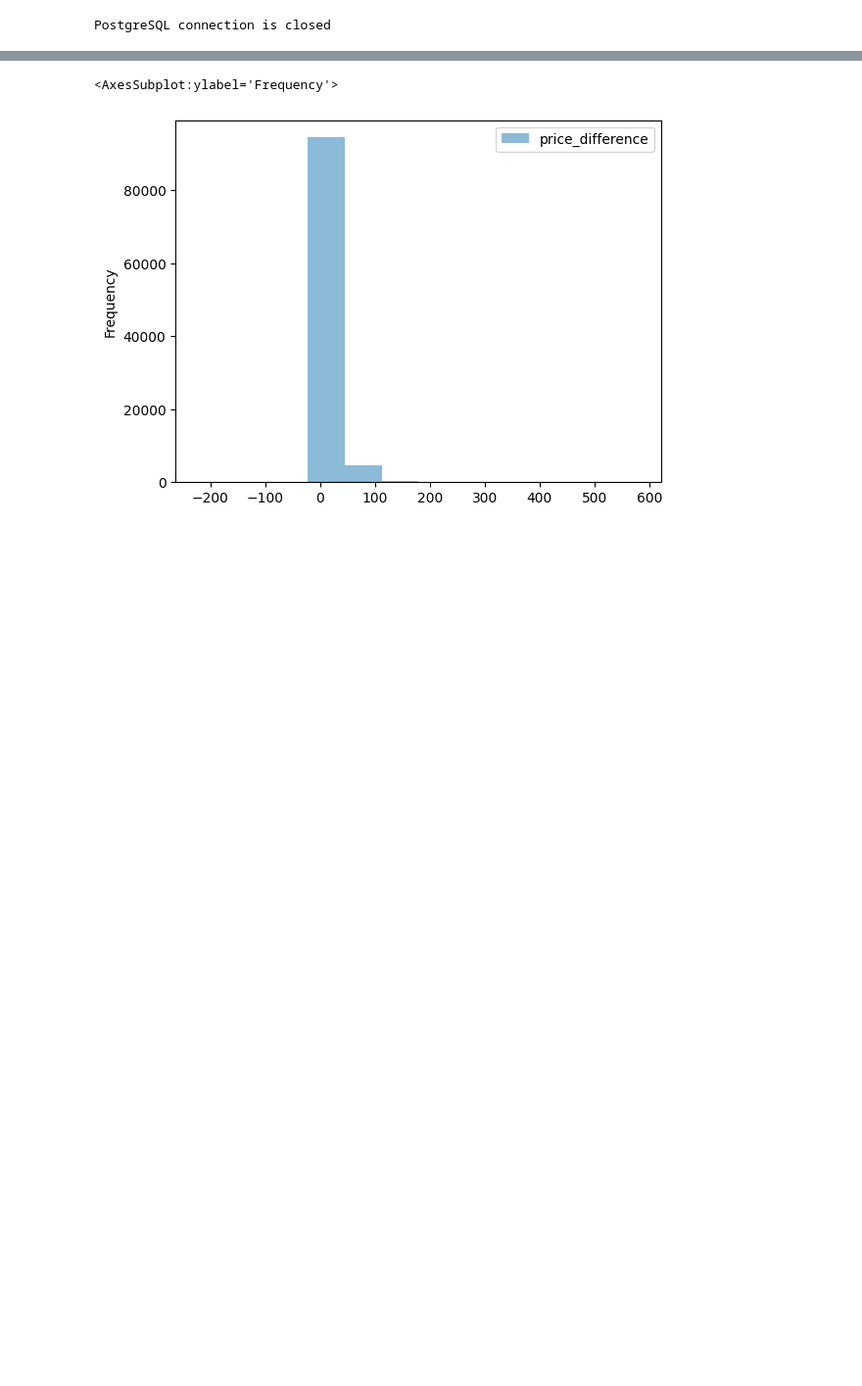
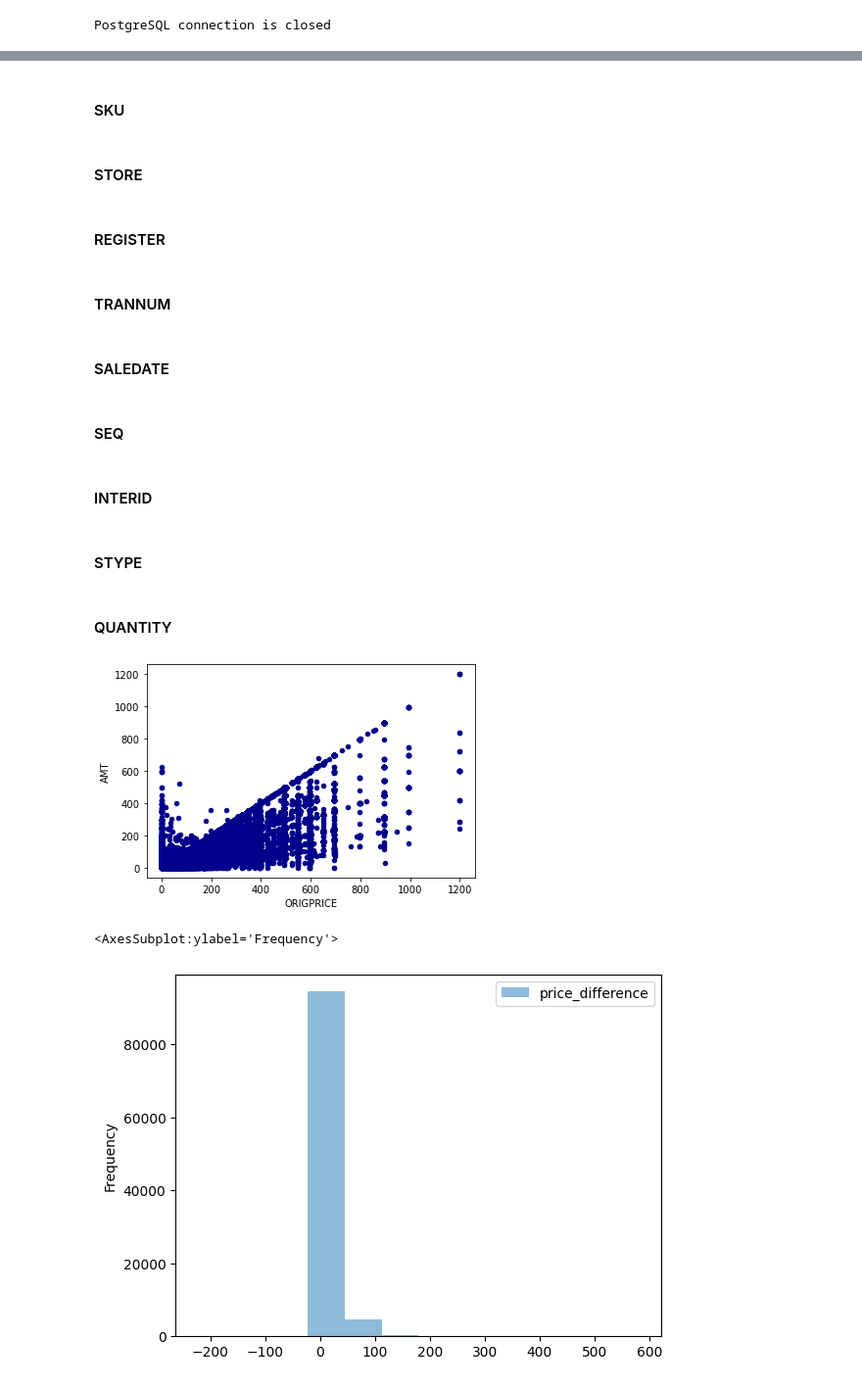
Before and after one commit to ychen595/MSiA_400_G12, a Jupyter notebook: 02_Data_Cleansing/EDA&Clean_trnsact.ipynb, the cells around one changed output, grey strips where cells are left out. Shown at 98% size. Drawn from its saved outputs; the diff is of its cells as text; code cells hidden in the pictures; blank space fills up the shorter version.

```diff
--- a/02_Data_Cleansing/EDA&Clean_trnsact.ipynb
+++ b/02_Data_Cleansing/EDA&Clean_trnsact.ipynb
@@ -69,3 +153,27 @@ df_trnsact.describe()
+# %% [markdown]
+#### SKU
+# %% [markdown]
+#### STORE
+# %% [markdown]
+#### REGISTER
+# %% [markdown]
+#### TRANNUM
+# %% [markdown]
+#### SALEDATE
+# %% [markdown]
+#### SEQ
+# %% [markdown]
+#### INTERID
+# %% [markdown]
+#### STYPE
+# %% [markdown]
+#### QUANTITY
+# %%
+ax = df.plot.scatter(x = 'ORIGPRICE',
+                      y = 'AMT',
+                      c = 'DarkBlue')
+# %% [output]
+[figure, added]
 # %%
 
 df_trnsact[['price_difference']].plot.hist(bins=12, alpha=0.5)
```
Also changed, not shown: parts of 15 cells of this notebook, 4 other files.
